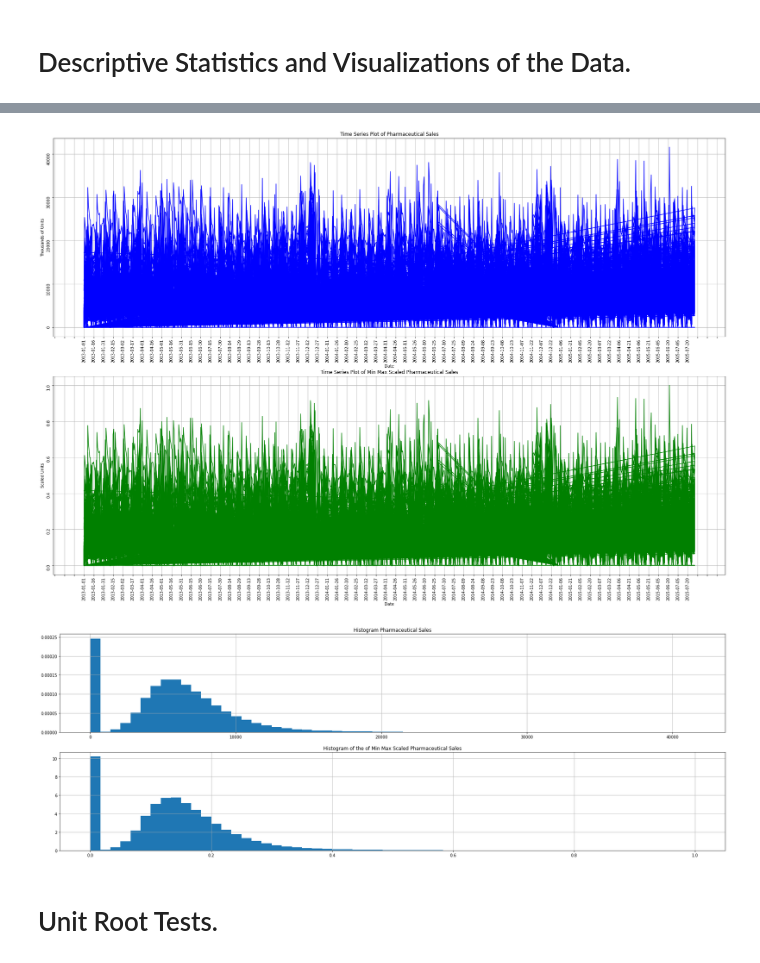
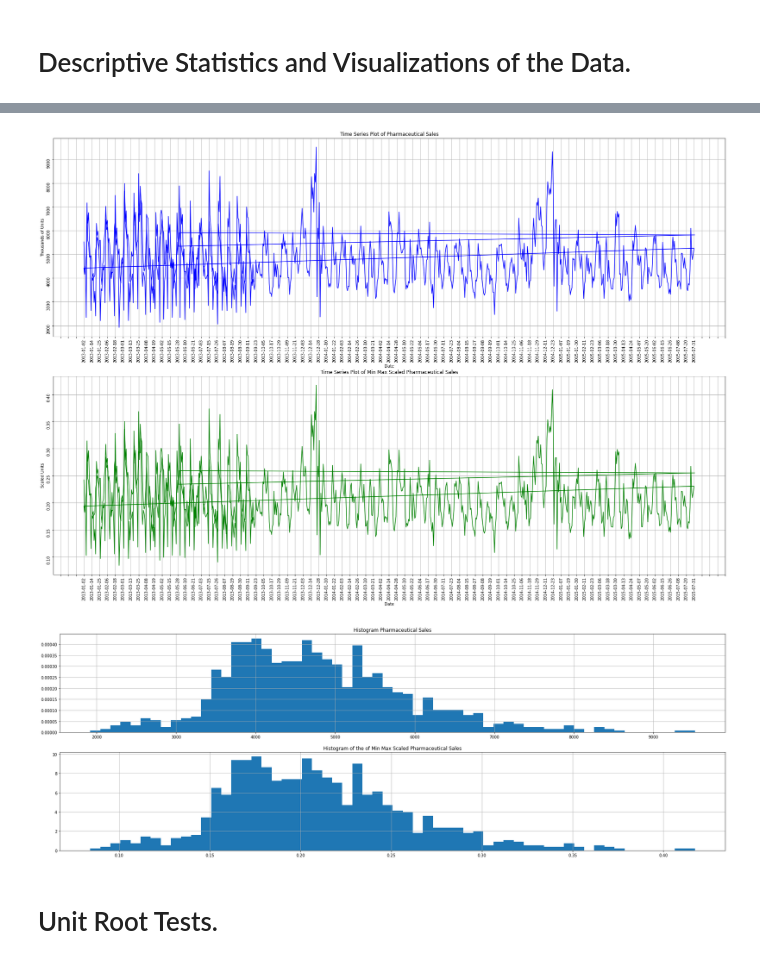
Before and after one commit to RYees/Pharmaceutical_Sales_prediction, a Jupyter notebook: notebooks/Istm_forecating.ipynb, the cells around one changed output, grey strips where cells are left out. Drawn from its saved outputs; the diff is of its cells as text; code cells hidden in the pictures.

```diff
--- a/notebooks/Istm_forecating.ipynb
+++ b/notebooks/Istm_forecating.ipynb
@@ -61,7 +38,8 @@ from tensorflow.keras.layers import LSTM
 scaler = MinMaxScaler()
 # train = train[['date','Sales']]
 train = train.loc[:,['Sales']]
-train
+new_train = train.iloc[:10000, :]
+new_train
 # %% [output]
 |  | Sales |
 | Date |  |
@@ -80,6 +58,6 @@ train
 # %%
-scaler.fit(train.Sales.values.reshape([-1, 1]))
-trainScaled = scaler.transform(train.Sales.values.reshape(-1, 1))
-train['SalesScaled'] = trainScaled
-train.tail(10)
+scaler.fit(new_train.Sales.values.reshape([-1, 1]))
+trainScaled = scaler.transform(new_train.Sales.values.reshape(-1, 1))
+new_train['SalesScaled'] = trainScaled
+new_train.tail(10)
 # %% [output]
@@ -111,0 +95,3 @@ train.describe()
+# %%
+new_train = new_train[new_train['Sales'] != 0]  #Drops samples which have sales more than 25000
+new_train.reset_index(drop=True)
@@ -111,0 +112,3 @@ train.describe()
+# %%
+new_train = new_train[new_train['Sales'] < 25000]  #Drops samples which have sales more than 25000
+new_train.reset_index(drop=True)
@@ -113,36 +130,37 @@ train.describe()
 import matplotlib as mpl
 mpl.rcParams['agg.path.chunksize'] = 10000
 # %%
+new_train = new_train.iloc[:1000,:]
 fig = plt.figure()
 gs = GridSpec(2, 1, figure=fig)
 
 fig.set_figheight(20)
 fig.set_figwidth(30)
 fig.tight_layout(pad=15)
 
 M = 100
 xticks = ticker.MaxNLocator(M)
 
 ax1 = fig.add_subplot(gs[0,0])
-ax1.plot(train.index, train.Sales, 'b-')
+ax1.plot(new_train.index, new_train.Sales, 'b-')
 ax1.xaxis.set_major_locator(xticks)
 ax1.tick_params(labelrotation=90)
 ax1.set_xlabel('Date')
 ax1.set_ylabel('Thousands of Units')
 ax1.title.set_text('Time Series Plot of Pharmaceutical Sales')
 ax1.grid(True)
 
 ax2 = fig.add_subplot(gs[1,0])
-ax2.plot(train.index, train.SalesScaled, 'g-')
+ax2.plot(new_train.index, new_train.SalesScaled, 'g-')
 ax2.xaxis.set_major_locator(xticks)
 ax2.tick_params(labelrotation=90)
 ax2.set_xlabel('Date')
 ax2.set_ylabel('Scaled Units')
 ax2.title.set_text('Time Series Plot of Min Max Scaled Pharmaceutical Sales')
 ax2.grid(True)
 plt.show()
 # %% [output]
-[figure, old version]
+[figure, new version]
 # %%
 fig = plt.figure()
 gs = GridSpec(2, 1, figure=fig)
@@ -152,16 +170,16 @@ fig.set_figwidth(30)
 fig.tight_layout(pad=6)
 
 ax1 = fig.add_subplot(gs[0,0])
-ax1.hist(train.Sales, density=True, bins=60)
+ax1.hist(new_train.Sales, density=True, bins=60)
 ax1.title.set_text('Histogram Pharmaceutical Sales')
 ax1.grid(True)
 
 ax2 = fig.add_subplot(gs[1,0])
-ax2.hist(train.SalesScaled, density=True, bins=60)
+ax2.hist(new_train.SalesScaled, density=True, bins=60)
 ax2.title.set_text('Histogram of the of Min Max Scaled Pharmaceutical Sales')
 ax2.grid(True)
 plt.show()
 # %% [output]
-[figure, old version]
+[figure, new version]
 # %% [markdown]
 # Unit Root Tests.
```
Also changed, not shown: parts of 44 cells of this notebook, 1 other file.
